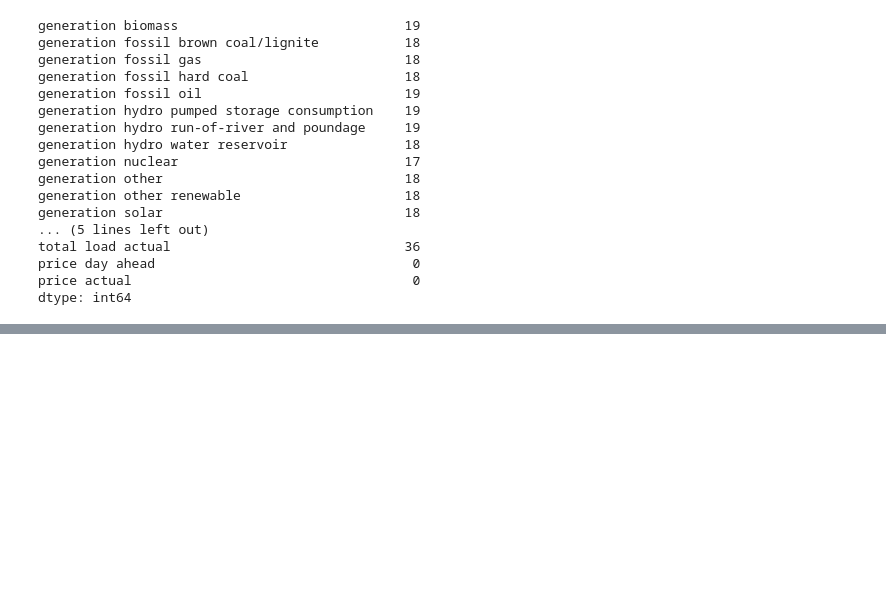
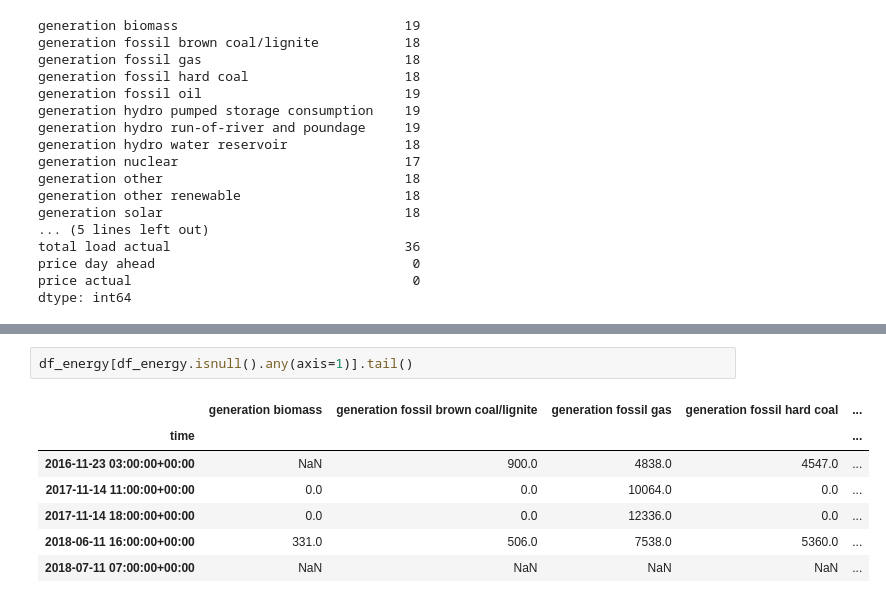
Before and after one commit to tdavies66/Electricity-Price-Forecasting-DNNs-EDA-Kaggle-, a Jupyter notebook: Notebooks/notebook1.ipynb, the cells around one changed output, grey strips where cells are left out. Drawn from its saved outputs; the diff is of its cells as text; blank space fills up the shorter version.

```diff
--- a/Notebooks/notebook1.ipynb
+++ b/Notebooks/notebook1.ipynb
@@ -140,0 +173,10 @@ dtype: int64
+# %%
+df_energy[df_energy.isnull().any(axis=1)].tail()
+# %% [output]
+|  | generation biomass | generation fossil brown coal/lignite | generation fossil gas | generation fossil hard coal | ... |
+| time |  |  |  |  | ... |
+| 2016-11-23 03:00:00+00:00 | NaN | 900.0 | 4838.0 | 4547.0 | ... |
+| 2017-11-14 11:00:00+00:00 | 0.0 | 0.0 | 10064.0 | 0.0 | ... |
+| 2017-11-14 18:00:00+00:00 | 0.0 | 0.0 | 12336.0 | 0.0 | ... |
+| 2018-06-11 16:00:00+00:00 | 331.0 | 506.0 | 7538.0 | 5360.0 | ... |
+| 2018-07-11 07:00:00+00:00 | NaN | NaN | NaN | NaN | ... |
```
Also changed, not shown: parts of 4 cells of this notebook.
